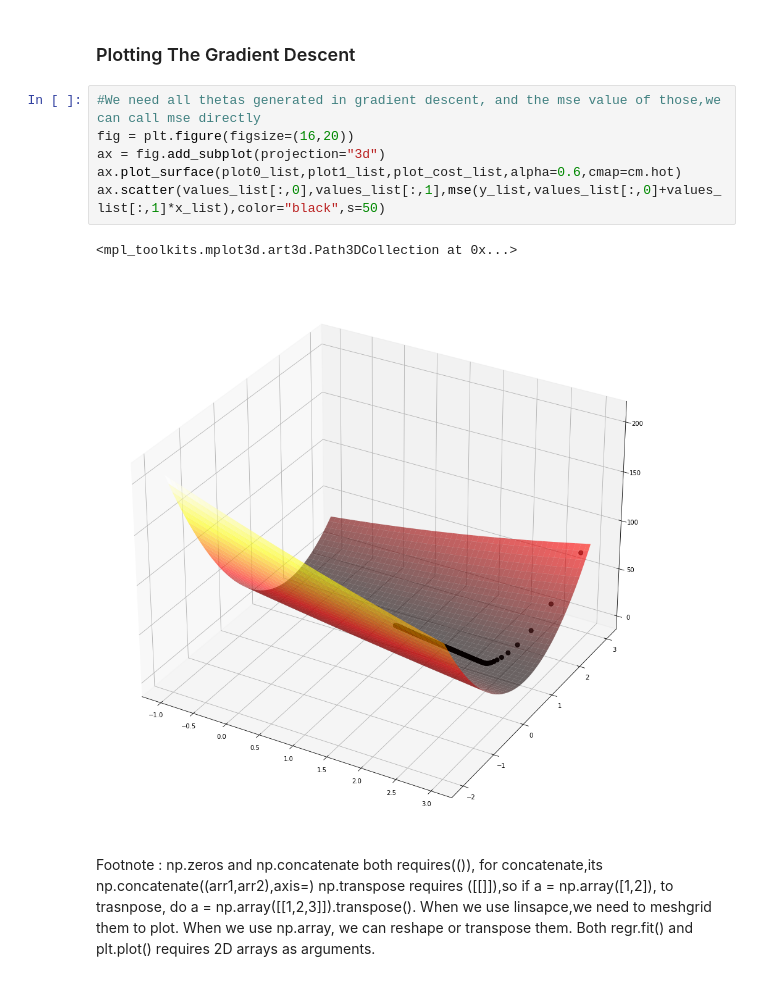
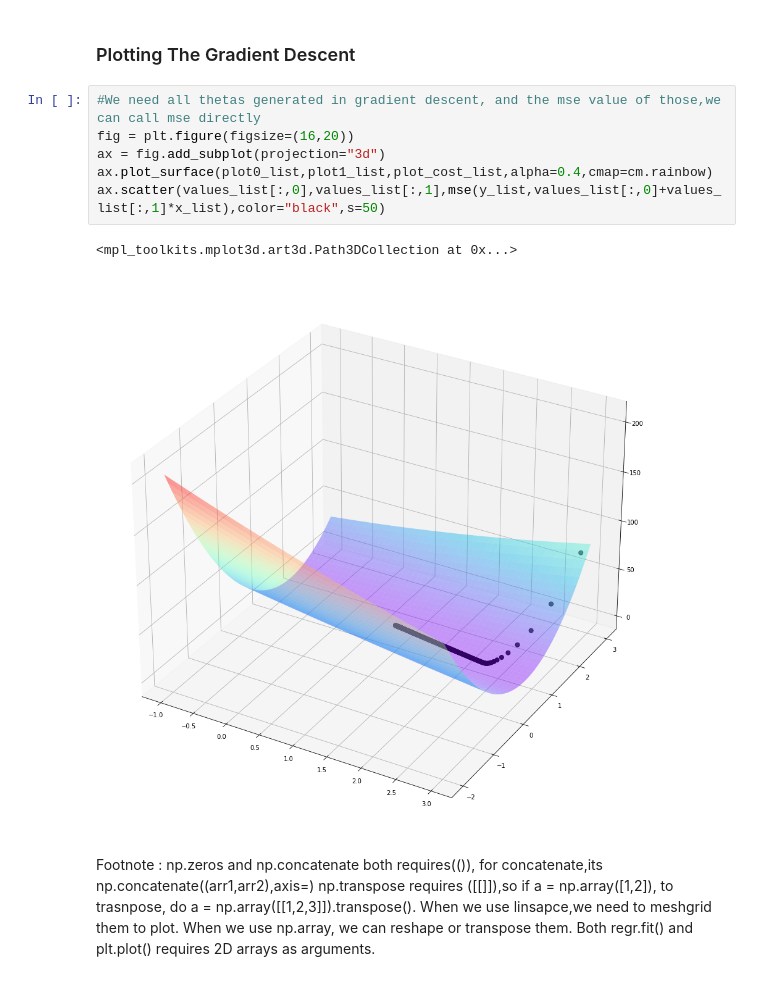
Before and after one commit to mohammedfahadnyc/machine-learning, a Jupyter notebook: 2. Optimisation and Gradient Descent/MSE Cost Function - A to Z.ipynb, the cells around one changed output. Cells and saved outputs as stored; diff of their text form.

```diff
--- a/2. Optimisation and Gradient Descent/MSE Cost Function - A to Z.ipynb
+++ b/2. Optimisation and Gradient Descent/MSE Cost Function - A to Z.ipynb
@@ -96,12 +96,12 @@ for _ in range(1000):
 # %%
 #We need all thetas generated in gradient descent, and the mse value of those,we can call mse directly
 fig = plt.figure(figsize=(16,20))
 ax = fig.add_subplot(projection="3d")
-ax.plot_surface(plot0_list,plot1_list,plot_cost_list,alpha=0.6,cmap=cm.hot)
+ax.plot_surface(plot0_list,plot1_list,plot_cost_list,alpha=0.4,cmap=cm.rainbow)
 ax.scatter(values_list[:,0],values_list[:,1],mse(y_list,values_list[:,0]+values_list[:,1]*x_list),color="black",s=50)
 # %% [output]
 <mpl_toolkits.mplot3d.art3d.Path3DCollection at 0x...>
-[figure, old version]
+[figure, new version]
 # %% [markdown]
 Footnote : np.zeros and np.concatenate both requires(()),
 for concatenate,its np.concatenate((arr1,arr2),axis=)
```
